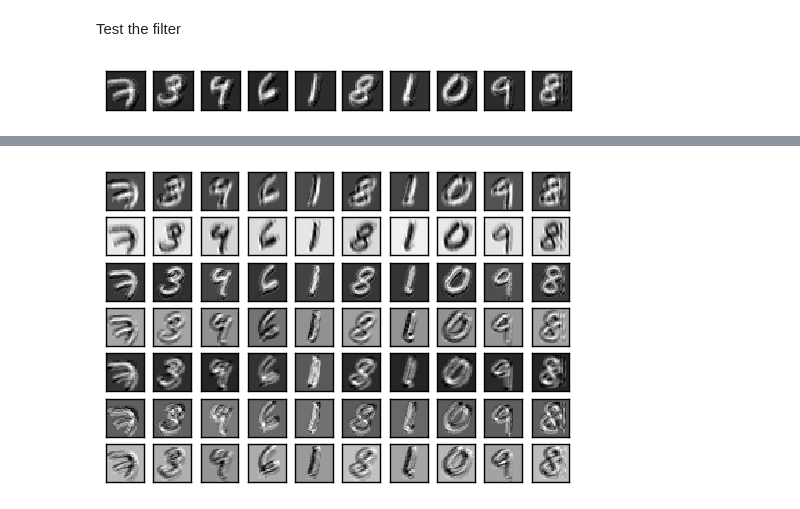
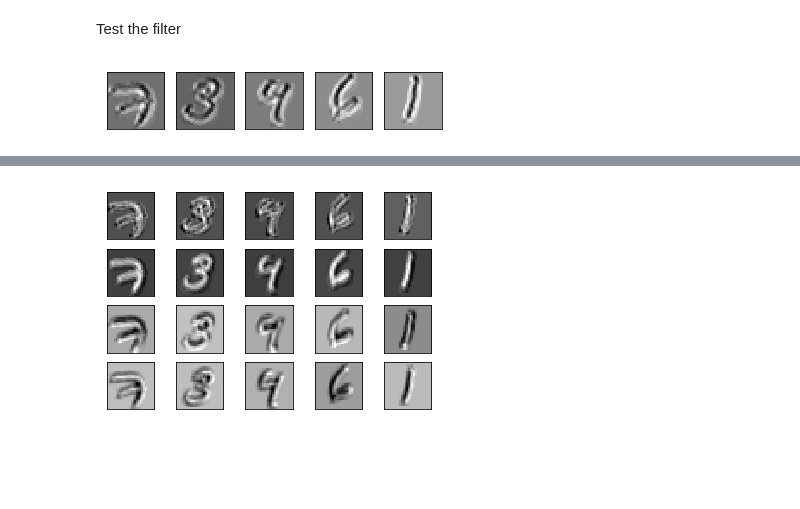
Before and after one commit to RaduStoicescu/TensorFlow-in-small-bites, a Jupyter notebook: 2.1 Convolution Matrix filter.ipynb, the cells around one changed output, grey strips where cells are left out. Cells and saved outputs as stored; diff of their text form; code cells hidden in the pictures; blank space fills up the shorter version.

```diff
--- a/2.1 Convolution Matrix filter.ipynb
+++ b/2.1 Convolution Matrix filter.ipynb
@@ -152,6 +152,6 @@ Test the filter
 # %%
 filtered_image = filter(x, 5, 1, 1)
 
-sess.run(tf.initialize_all_variables())
-plot_img(sess.run(filtered_image),28,1,10)
+sess.run(tf.global_variables_initializer())
+plot_img(sess.run(filtered_image),28,1,5)
 # %% [output]
@@ -174,8 +174,6 @@ def filter(input, filter_size, in_channels, out_channels):
 # %%
 filtered_image = filter(x, 5, 1, 1)
 
-sess.run(tf.initialize_all_variables())
-plot_img(sess.run(filtered_image),28,1,10)
-
-#print sess.run(filtered_image)
+sess.run(tf.global_variables_initializer())
+plot_img(sess.run(filtered_image),28,1,5)
 # %% [output]
@@ -201,18 +199,18 @@ Test the filter
 # %%
 filtered_image = filter(x, 5, 1, 1)
 
-sess.run(tf.initialize_all_variables())
-plot_img(sess.run(filtered_image),28,1,10)
+sess.run(tf.global_variables_initializer())
+plot_img(sess.run(filtered_image),28,1,5)
 # %% [output]
-[figure, old version]
+[figure, new version]
 # %% [markdown]
 ## Deeper filter
 
 <img align="left" src="files/old.png"> **Same code:**
 # %%
-filtered_image = filter(x, 5, 1, 7)
+filtered_image = filter(x, 5, 1, 4)
 
-sess.run(tf.initialize_all_variables())
-plot_img(sess.run(filtered_image),28,7,10)
+sess.run(tf.global_variables_initializer())
+plot_img(sess.run(filtered_image),28,4,5)
 # %% [output]
-[figure, old version]
+[figure, new version]
```
Also changed, not shown: parts of 7 cells of this notebook, 10 other files.
